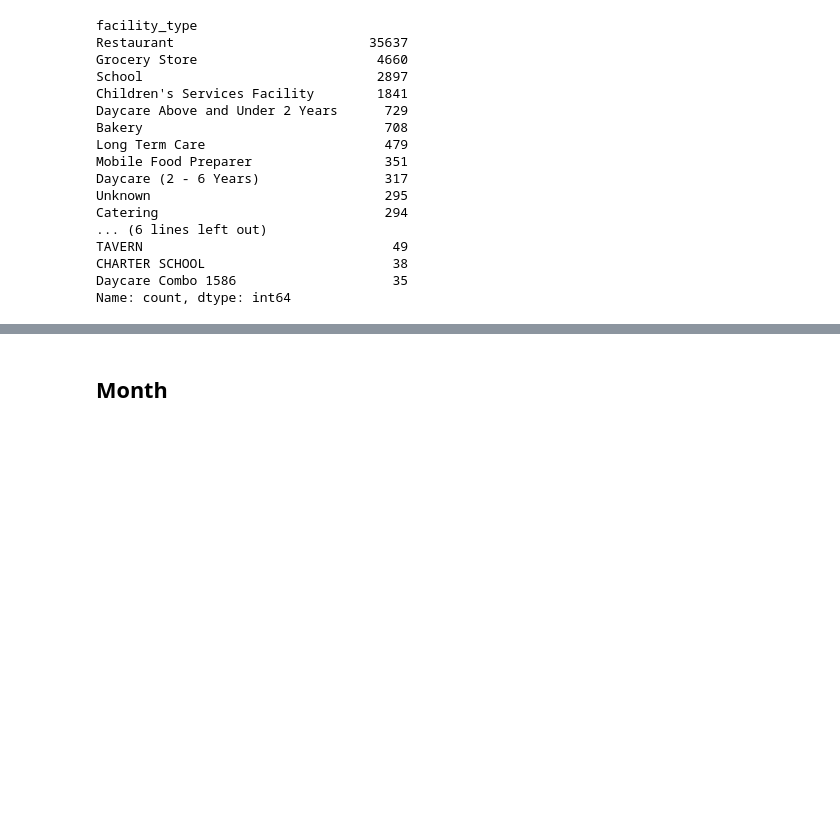
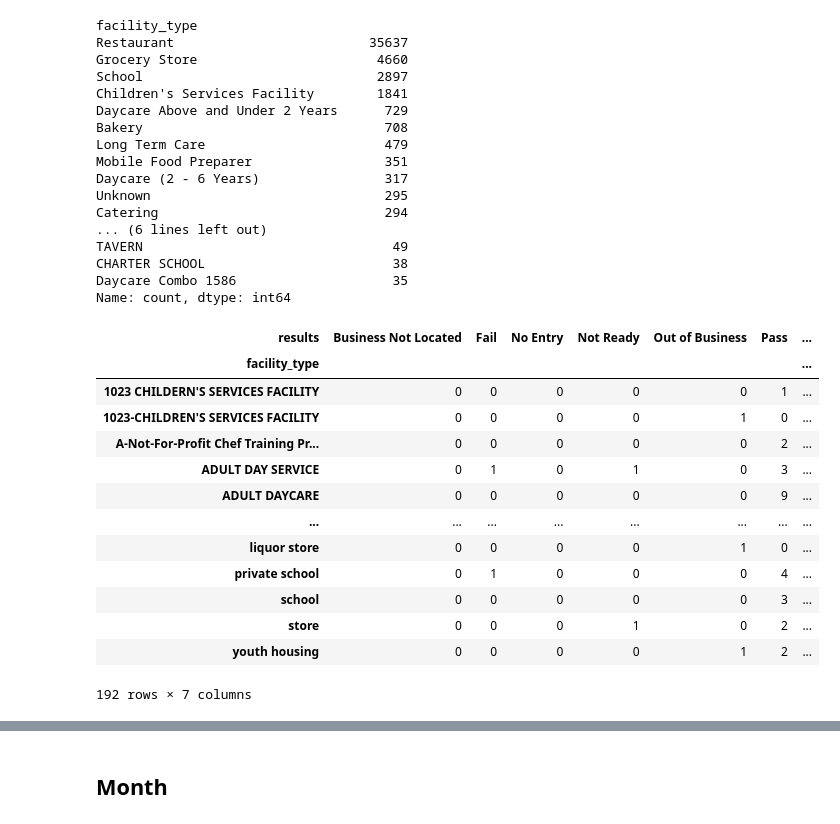
Before and after one commit to tinenei/DataScience26, a Jupyter notebook: ChicagoFoodInspection.ipynb, the cells around one changed output, grey strips where cells are left out. Saved outputs shown, nothing was run; the diff lists cells and outputs as text; code cells hidden in the pictures; blank space fills up the shorter version.

```diff
--- a/ChicagoFoodInspection.ipynb
+++ b/ChicagoFoodInspection.ipynb
@@ -313,3 +313,22 @@ TAVERN                                49
 CHARTER SCHOOL                        38
 Daycare Combo 1586                    35
 Name: count, dtype: int64
+# %%
+result_by_facility = pd.crosstab(df["facility_type"], df["results"])
+
+result_by_facility
+# %% [output]
+| results | Business Not Located | Fail | No Entry | Not Ready | Out of Business | Pass | ... |
+| facility_type |  |  |  |  |  |  | ... |
+| 1023 CHILDERN'S SERVICES FACILITY | 0 | 0 | 0 | 0 | 0 | 1 | ... |
+| 1023-CHILDREN'S SERVICES FACILITY | 0 | 0 | 0 | 0 | 1 | 0 | ... |
+| A-Not-For-Profit Chef Training Pr... | 0 | 0 | 0 | 0 | 0 | 2 | ... |
+| ADULT DAY SERVICE | 0 | 1 | 0 | 1 | 0 | 3 | ... |
+| ADULT DAYCARE | 0 | 0 | 0 | 0 | 0 | 9 | ... |
+| ... | ... | ... | ... | ... | ... | ... | ... |
+| liquor store | 0 | 0 | 0 | 0 | 1 | 0 | ... |
+| private school | 0 | 1 | 0 | 0 | 0 | 4 | ... |
+| school | 0 | 0 | 0 | 0 | 0 | 3 | ... |
+| store | 0 | 0 | 0 | 1 | 0 | 2 | ... |
+| youth housing | 0 | 0 | 0 | 0 | 1 | 2 | ... |
+192 rows × 7 columns
```
Also changed, not shown: parts of 8 cells of this notebook.
